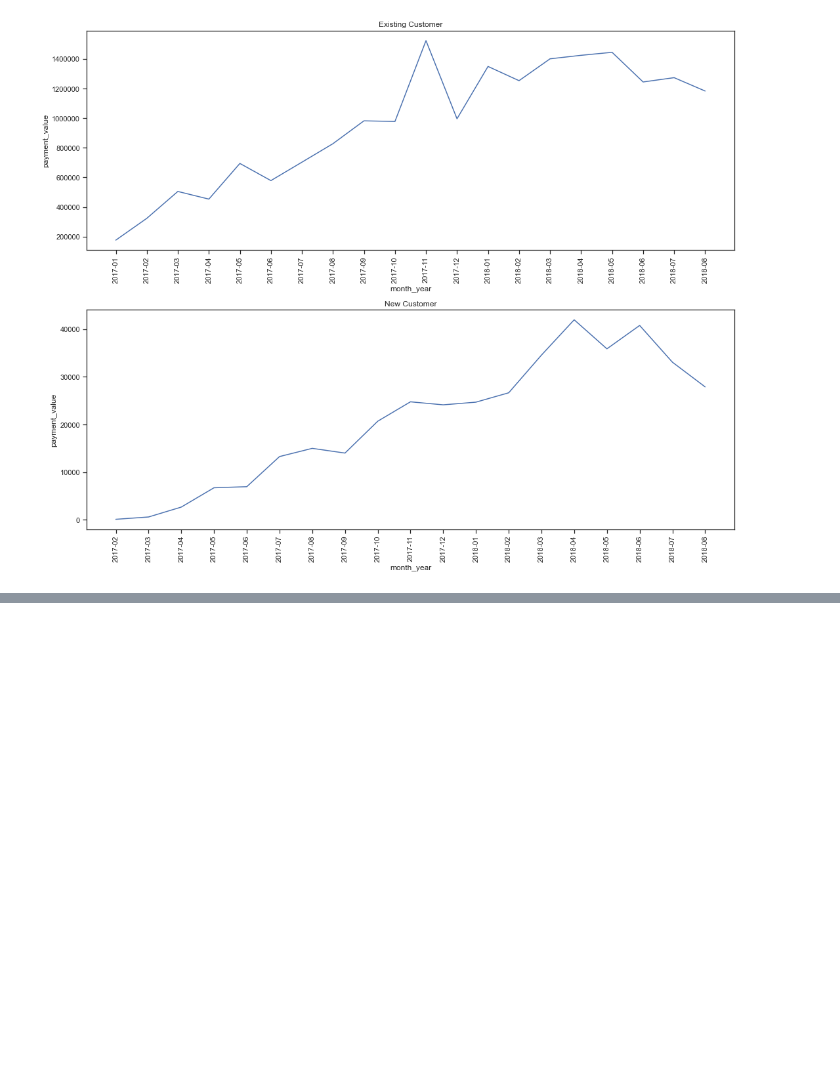
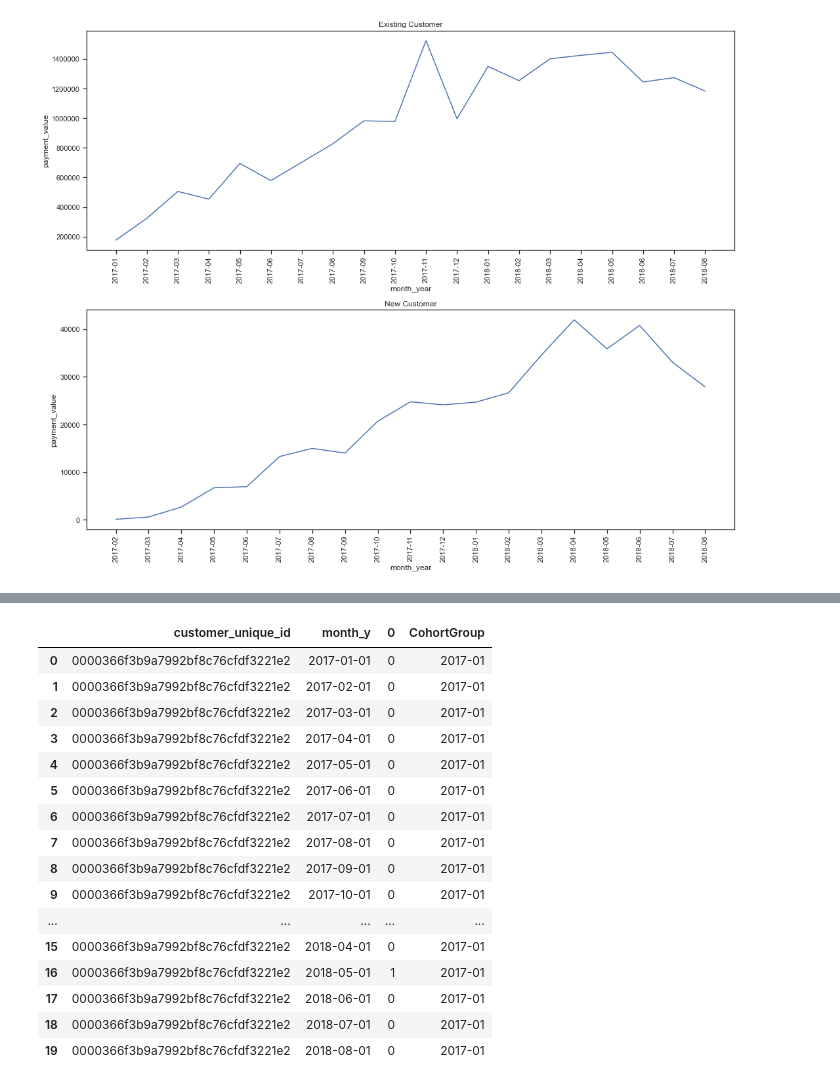
Before and after one commit to hyunjun33/Funnel_Analysis, a Jupyter notebook: Olist/Olist_Funnel_Analysis.ipynb, the cells around one changed output, grey strips where cells are left out. Cells and saved outputs as stored; diff of their text form; code cells hidden in the pictures; blank space fills up the shorter version.

```diff
--- a/Olist/Olist_Funnel_Analysis.ipynb
+++ b/Olist/Olist_Funnel_Analysis.ipynb
@@ -654,0 +635,9 @@ retention_array
+# %%
+df_retention = pd.crosstab(df_active_user["customer_unique_id"], df_active_user["month_y"]).reset_index()
+tmp = df_retention.set_index("customer_unique_id").stack().reset_index()
+tmp["month_y"] = pd.to_datetime(tmp["month_y"], format="%Y%m")
+tmp.set_index("customer_unique_id", inplace=True)
+# %%
+tmp["CohortGroup"] = tmp.groupby(["customer_unique_id"])["month_y"].min().apply(lambda x: x.strftime("%Y-%m"))
+tmp.reset_index(inplace=True)
+tmp.head()
@@ -654,0 +651,20 @@ retention_array
+# %%
+tmp.query("customer_unique_id == '0000366f3b9a7992bf8c76cfdf3221e2'")
+# %% [output]
+|  | customer_unique_id | month_y | 0 | CohortGroup |
+| 0 | 0000366f3b9a7992bf8c76cfdf3221e2 | 2017-01-01 | 0 | 2017-01 |
+| 1 | 0000366f3b9a7992bf8c76cfdf3221e2 | 2017-02-01 | 0 | 2017-01 |
+| 2 | 0000366f3b9a7992bf8c76cfdf3221e2 | 2017-03-01 | 0 | 2017-01 |
+| 3 | 0000366f3b9a7992bf8c76cfdf3221e2 | 2017-04-01 | 0 | 2017-01 |
+| 4 | 0000366f3b9a7992bf8c76cfdf3221e2 | 2017-05-01 | 0 | 2017-01 |
+| 5 | 0000366f3b9a7992bf8c76cfdf3221e2 | 2017-06-01 | 0 | 2017-01 |
+| 6 | 0000366f3b9a7992bf8c76cfdf3221e2 | 2017-07-01 | 0 | 2017-01 |
+| 7 | 0000366f3b9a7992bf8c76cfdf3221e2 | 2017-08-01 | 0 | 2017-01 |
+| 8 | 0000366f3b9a7992bf8c76cfdf3221e2 | 2017-09-01 | 0 | 2017-01 |
+| 9 | 0000366f3b9a7992bf8c76cfdf3221e2 | 2017-10-01 | 0 | 2017-01 |
+| ... | ... | ... | ... | ... |
+| 15 | 0000366f3b9a7992bf8c76cfdf3221e2 | 2018-04-01 | 0 | 2017-01 |
+| 16 | 0000366f3b9a7992bf8c76cfdf3221e2 | 2018-05-01 | 1 | 2017-01 |
+| 17 | 0000366f3b9a7992bf8c76cfdf3221e2 | 2018-06-01 | 0 | 2017-01 |
+| 18 | 0000366f3b9a7992bf8c76cfdf3221e2 | 2018-07-01 | 0 | 2017-01 |
+| 19 | 0000366f3b9a7992bf8c76cfdf3221e2 | 2018-08-01 | 0 | 2017-01 |
```
Also changed, not shown: parts of 26 cells of this notebook.
